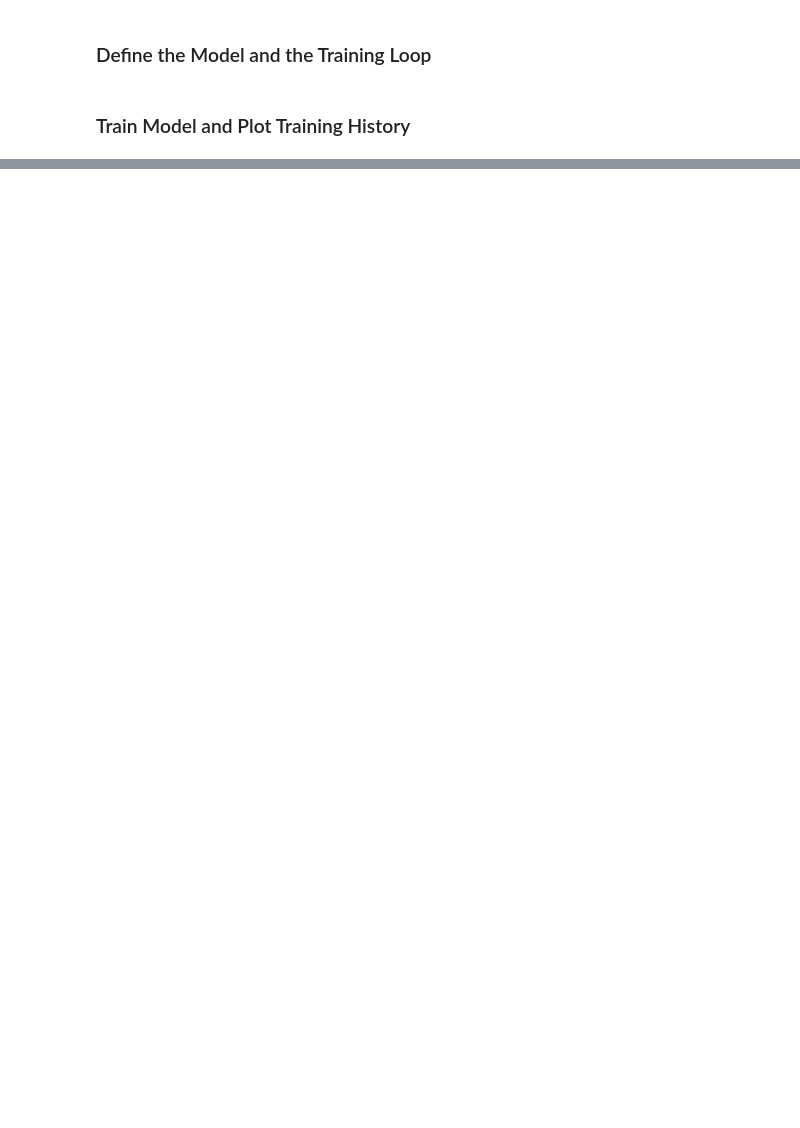
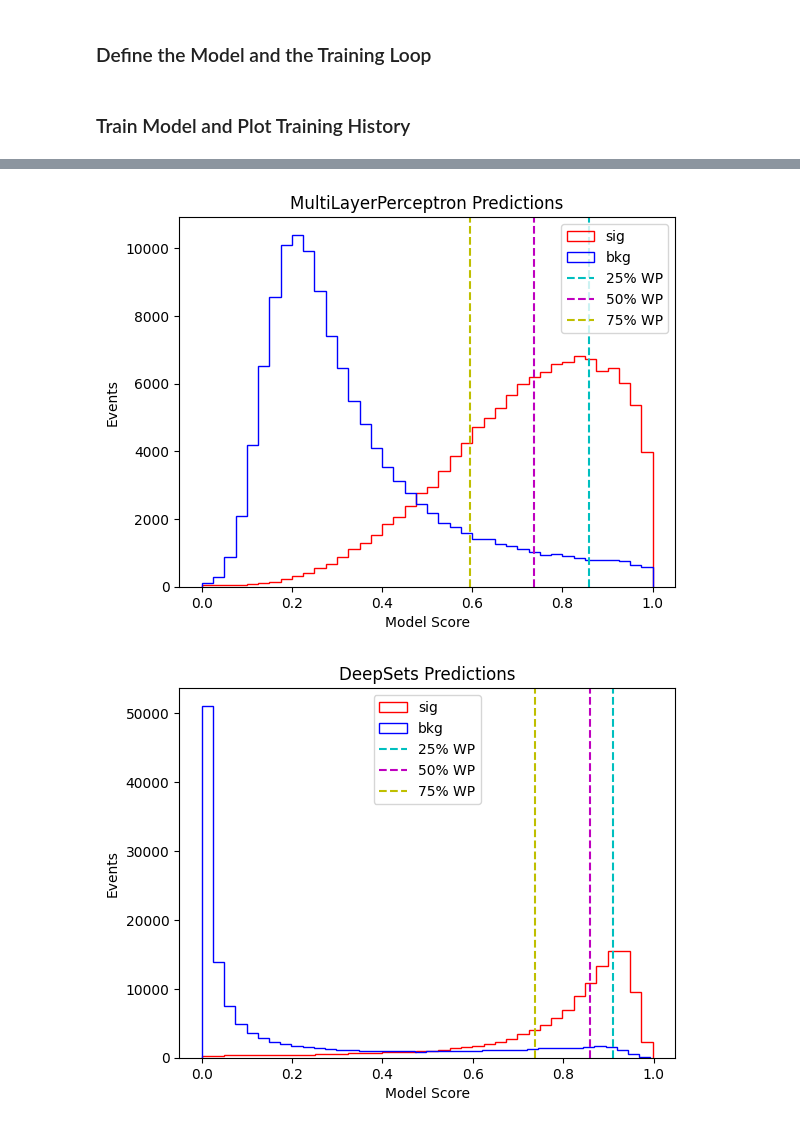
Before and after one commit to LukeV37/ML_Tutorial_2025, a Jupyter notebook: Pythia_Tutorial.ipynb, the cells around one changed output, grey strips where cells are left out. Cells and saved outputs as stored; diff of their text form; code cells hidden in the pictures; blank space fills up the shorter version.

```diff
--- a/Pythia_Tutorial.ipynb
+++ b/Pythia_Tutorial.ipynb
@@ -459,28 +482,36 @@ def roc(y_pred,y_true):
     sig_eff = []
     bkg_eff = []
 
+    sig = y_true==1
+    bkg = y_true==0
+
+    thresholds = np.linspace(0,1,100)
+
     # Iterate over thresholds and calculate sig and bkg efficiency
-    for threshold in np.linspace(0,1,50):
+    for threshold in thresholds:
         sig_eff.append(((y_pred[sig] > threshold).sum() / y_true[sig].shape[0]))   # Sum over sig predictions > threshold and divide by total number of true sig instances
         bkg_eff.append(((y_pred[bkg] < threshold).sum()  / y_true[bkg].shape[0]))  # Sum over bkg predictions < threshold and divide by total number of true bkg instances
 
-    return sig_eff, bkg_eff
+    return np.array(sig_eff), np.array(bkg_eff), thresholds
 
 # Define ATLAS Style ROC curve
 def ATLAS_roc(y_pred,y_true):
     sig_eff = []
     bkg_eff = []
 
-    thresholds = np.linspace(0,0.9,50)
+    sig = y_true==1
+    bkg = y_true==0
+
+    thresholds = np.linspace(0,1,1000)
 
     for threshold in thresholds:
         sig_eff.append(((y_pred[sig] > threshold).sum() / y_true[sig].shape[0]))
         bkg_eff.append(1-((y_pred[bkg] < threshold).sum()  / y_true[bkg].shape[0]))
 
     bkg_rej = [1/x for x in bkg_eff]  # ATLAS inverts bkg eff and uses bkg rejection instead
-    return sig_eff, bkg_rej, thresholds
+    return np.array(sig_eff), np.array(bkg_rej), thresholds
 # %%
-def eval_model(model):
+def eval_model(model, loss_fn, test_dataloader):
     # Get Models predictions
     prediction = []
     truth = []
@@ -488,9 +519,10 @@ def eval_model(model):
     for X_test, y_test in test_dataloader:
         model.eval()
         y_pred = model(X_test)    # Get model output on test data
+        loss = loss_fn(y_pred,y_test)
+        test_loss.append(loss.detach().cpu().numpy())   # Evaluate loss on test preditions
         prediction.append(y_pred.detach().cpu().numpy())
         truth.append(y_test.detach().cpu().numpy())
-        test_loss.append(loss_fn(y_pred,y_test))   # Evaluate loss on test preditions
 
     prediction = np.array(ak.ravel(prediction))
     truth = np.array(ak.ravel(truth))
@@ -499,10 +531,24 @@ def eval_model(model):
     sig = np.where(truth==1)
     bkg = np.where(truth==0)
 
+    eff_sig, eff_bkg, thresh = roc(prediction,truth)
+
+    WPs = [25,50,75]
+    cuts = []
+    for WP in WPs:
+        mask = eff_sig>(WP/100)
+        idx = len(eff_sig[mask])-1
+        cut = thresh[idx]
+        cuts.append(cut)
+
     # Plot Model Predictions
     plt.title(model.__class__.__name__+" Predictions")
-    plt.hist(prediction[sig],histtype='step',color='r',label="sig")
-    plt.hist(prediction[bkg],histtype='step',color='b',label="bkg")
+    plt.hist(prediction[sig],histtype='step',color='r',label="sig",bins=40)
+    plt.hist(prediction[bkg],histtype='step',color='b',label="bkg",bins=40)
+    colors=['c','m','y']
+    labels=[str(x)+"% WP" for x in WPs]
+    for i, cut in enumerate(cuts):
+        plt.axvline(cut,linestyle='--',color=colors[i%3],label=labels[i])
     plt.xlabel("Model Score")
     plt.ylabel("Events")
     #plt.yscale('log')
@@ -510,3 +556,11 @@ def eval_model(model):
     plt.show()
 
     return prediction, truth
+# %%
+loss_fn = nn.BCELoss()
+MLP_pred, MLP_true = eval_model(MLP, loss_fn, test_dataloader)
+GNN_pred, GNN_true = eval_model(GNN, loss_fn, test_dataloader)
+Trans_pred, Trans_true = eval_model(Transformer, loss_fn, test_dataloader)
+# %% [output]
+[figure, added]
+[figure, added]
```
Also changed, not shown: parts of 23 cells of this notebook.
